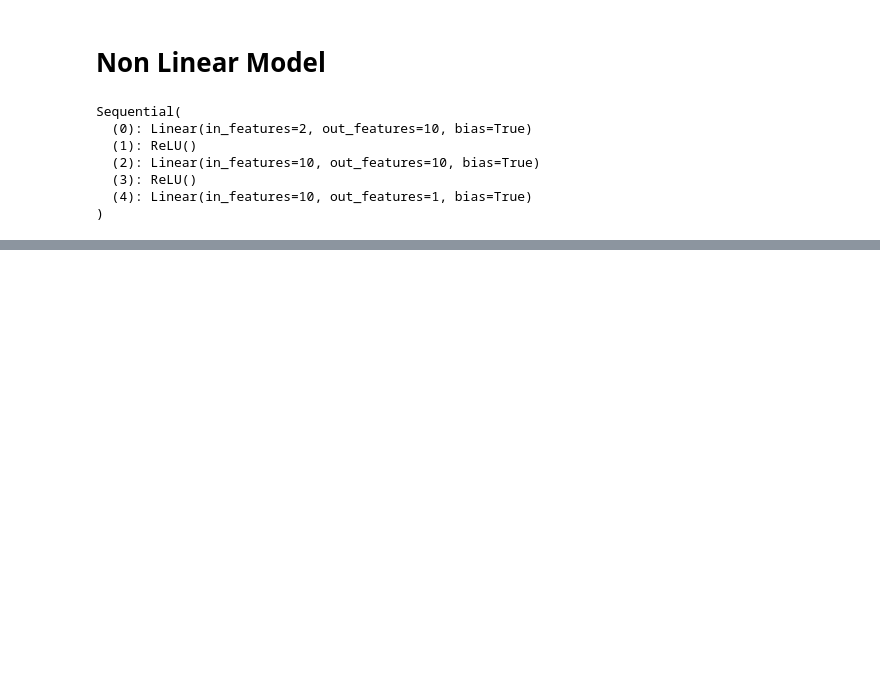
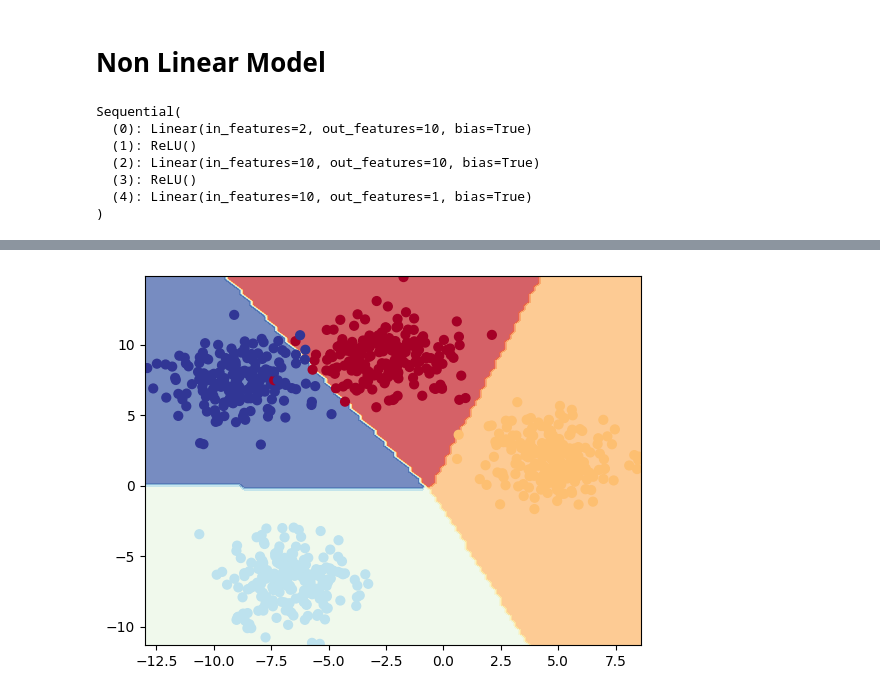
Before and after one commit to taslimmuhammed/pytorch, a Jupyter notebook: pytorch_nn_01.ipynb, the cells around one changed output, grey strips where cells are left out. Saved outputs shown, nothing was run; the diff lists cells and outputs as text; code cells hidden in the pictures; blank space fills up the shorter version.

```diff
--- a/pytorch_nn_01.ipynb
+++ b/pytorch_nn_01.ipynb
@@ -153,0 +193,11 @@ plot_decision_boundary(model_1, X_train, y_train)
+# %%
+model_2 = nn.Sequential(
+    nn.Linear(2,10),
+    nn.Linear(10,10),
+    nn.Linear(10,NUM_CLASSES)
+).to(device)
+loss_fn = nn.CrossEntropyLoss()
+optimizer = torch.optim.SGD(model_2.parameters(),lr=0.1)
+y_logits = model_2(X_test)
+y_pred = torch.softmax(y_logits, dim=1).argmax(dim=1)
+y_pred
@@ -153,0 +214,13 @@ plot_decision_boundary(model_1, X_train, y_train)
+# %%
+epochs = 1000
+
+for epoch in range(epochs):
+  model_2.train()
+  y_logits = model_2(X_train)
+  y_pred = torch.softmax(y_logits, dim=1).argmax(dim=1)
+  loss = loss_fn(y_logits,y_train)
+  optimizer.zero_grad()
+  loss.backward()
+  optimizer.step()
+  if(epoch%100)==0:
+    print(loss.item())
@@ -153,0 +238,4 @@ plot_decision_boundary(model_1, X_train, y_train)
+# %%
+plot_decision_boundary(model_2, X_train, y_train)
+# %% [output]
+[figure, added]
```
Also changed, not shown: parts of 10 cells of this notebook.
